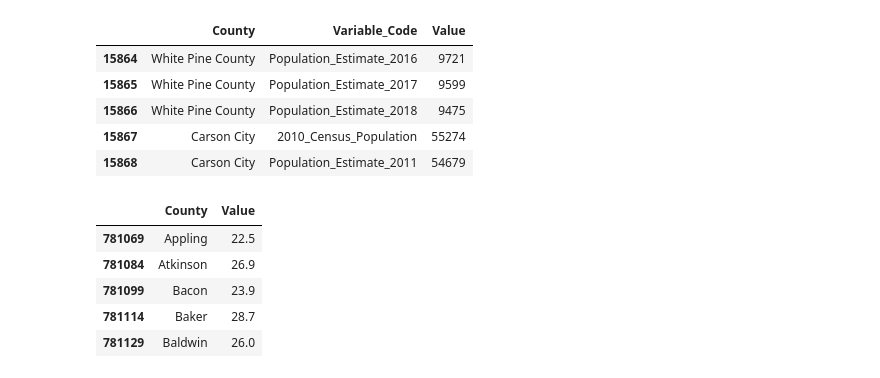
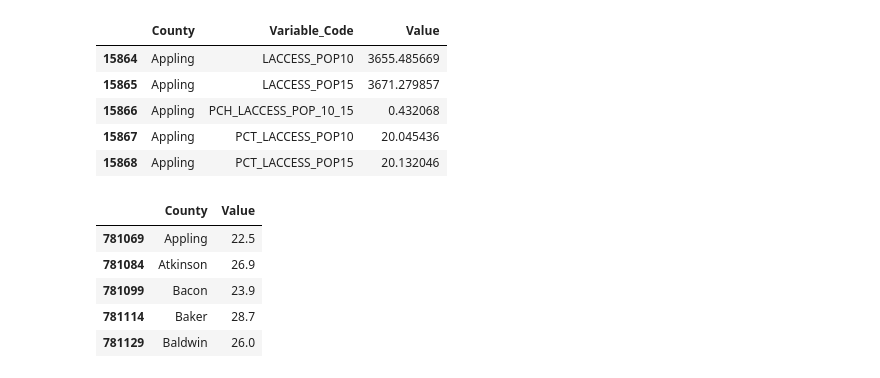
Before and after one commit to anishak520/Project1, a Jupyter notebook: GA-Food_Access-1.ipynb, the cells around one changed output. Drawn from its saved outputs; the diff is of its cells as text; code cells hidden in the pictures.

```diff
--- a/GA-Food_Access-1.ipynb
+++ b/GA-Food_Access-1.ipynb
@@ -1,31 +1,31 @@
 # %%
 # Import Dependencies
 import pandas as pd
 from pathlib import Path
 import numpy as np
 from matplotlib import pyplot as plt
 from scipy.stats import linregress
 import scipy.stats as st
 
 # File to Load
 state_and_county_variables_values = Path("/Users/jessmroczek/Documents/DA_Bootcamp/Homework Files/HW_Repositories/Project1/FoodEnvironmentAtlas/StateAndCountyData.csv")
 Population_Data = Path("/Users/jessmroczek/Documents/DA_Bootcamp/Homework Files/HW_Repositories/Project1/FoodEnvironmentAtlas/SupplementalDataCounty.csv")
 
 # Read the modified state_and_county csv and store into Pandas DataFrame
 Population_Data_df = pd.read_csv(Population_Data, encoding="utf-8")
 state_and_county_df = pd.read_csv(state_and_county_variables_values, encoding="utf-8")
 state_and_county_df.head()
 
 georgia_county_filter = state_and_county_df['State']== 'GA'
 GAcounties = state_and_county_df.loc[georgia_county_filter, ['County', 'Variable_Code', 'Value']]
 GA_Population_Data_df = Population_Data_df.loc[georgia_county_filter, ['County', 'Variable_Code', 'Value']]
 GA_Population_Data_df.head()
-# GAcounties.head()
+GAcounties.head()
 # %% [output]
 |  | County | Variable_Code | Value |
-| 15864 | White Pine County | Population_Estimate_2016 | 9721 |
-| 15865 | White Pine County | Population_Estimate_2017 | 9599 |
-| 15866 | White Pine County | Population_Estimate_2018 | 9475 |
-| 15867 | Carson City | 2010_Census_Population | 55274 |
-| 15868 | Carson City | Population_Estimate_2011 | 54679 |
+| 15864 | Appling | LACCESS_POP10 | 3655.485669 |
+| 15865 | Appling | LACCESS_POP15 | 3671.279857 |
+| 15866 | Appling | PCH_LACCESS_POP_10_15 | 0.432068 |
+| 15867 | Appling | PCT_LACCESS_POP10 | 20.045436 |
+| 15868 | Appling | PCT_LACCESS_POP15 | 20.132046 |
 # %%
```
Also changed, not shown: parts of 9 cells of this notebook.
